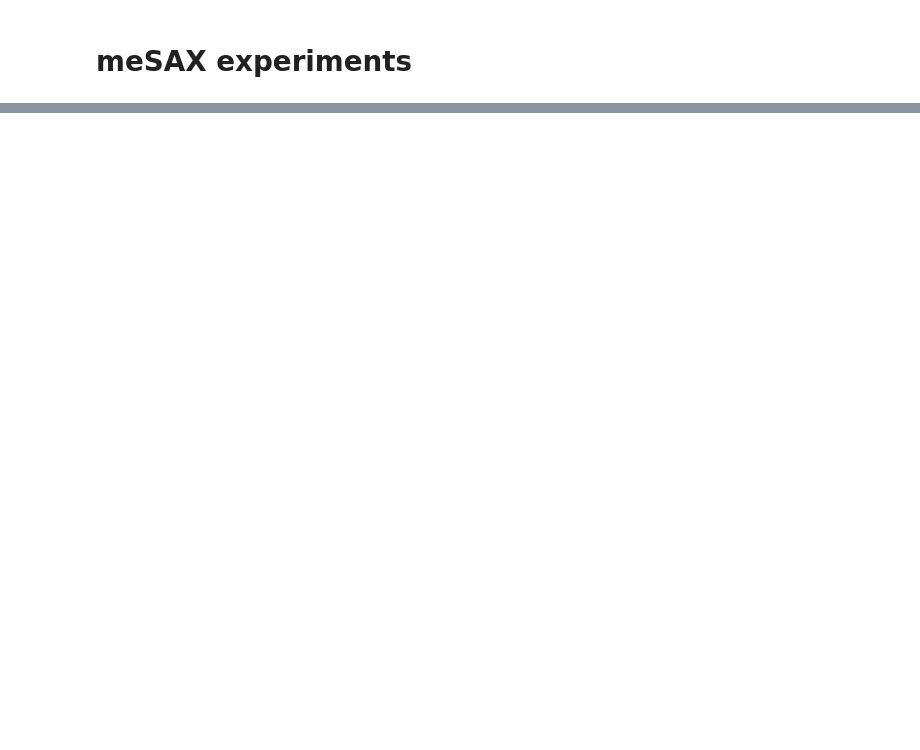
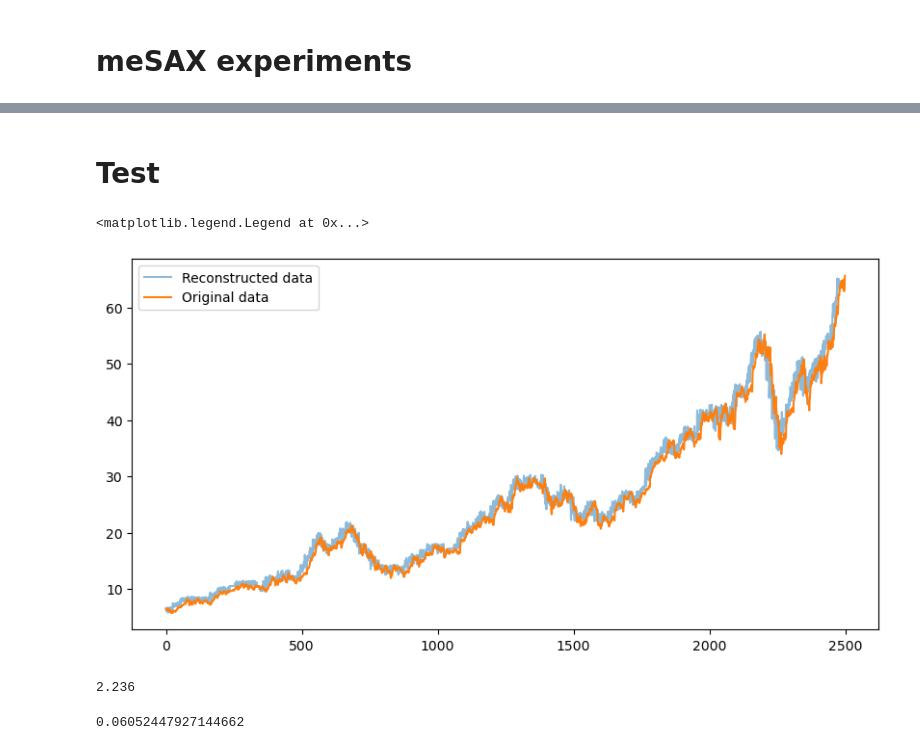
Before and after one commit to SullivanCastro/TimeSeriesProject, a Jupyter notebook: utils.ipynb, the cells around one changed output, grey strips where cells are left out. Saved outputs shown, nothing was run; the diff lists cells and outputs as text; code cells hidden in the pictures; blank space fills up the shorter version.

```diff
--- a/utils.ipynb
+++ b/utils.ipynb
@@ -48,0 +60,32 @@ KeyboardInterrupt:
+# %% [markdown]
+# Test
+# %%
+# Create the instances
+sax = meSAX(K=6, windows_size=25, step_size=5)
+# sax_augmented = meSAXAugmented(K=6, windows_size=100, step_size=5)
+
+# Fit the instance
+sax.synthesize(df)
+# sax_augmented.synthesize(df)
+
+# Reconstruct the data
+reconstructed_data = sax.reconstruct()
+# reconstructed_data_augmented = sax_augmented.reconstruct()
+
+# Plot the data
+plt.figure(figsize=(10, 5))
+plt.plot(reconstructed_data, label='Reconstructed data', alpha=0.5)
+# plt.plot(reconstructed_data_augmented, label='Reconstructed data augmented', alpha=0.5)
+plt.plot(df, label='Original data')
+plt.legend()
+# %% [output]
+<matplotlib.legend.Legend at 0x...>
+[figure, added]
+# %%
+sax.get_compression_ratio()
+# %% [output]
+2.236
+# %%
+rmsre(df[:len(reconstructed_data)], reconstructed_data)
+# %% [output]
+0.06052447927144662
```
Also changed, not shown: parts of 3 cells of this notebook, 2 other files.
